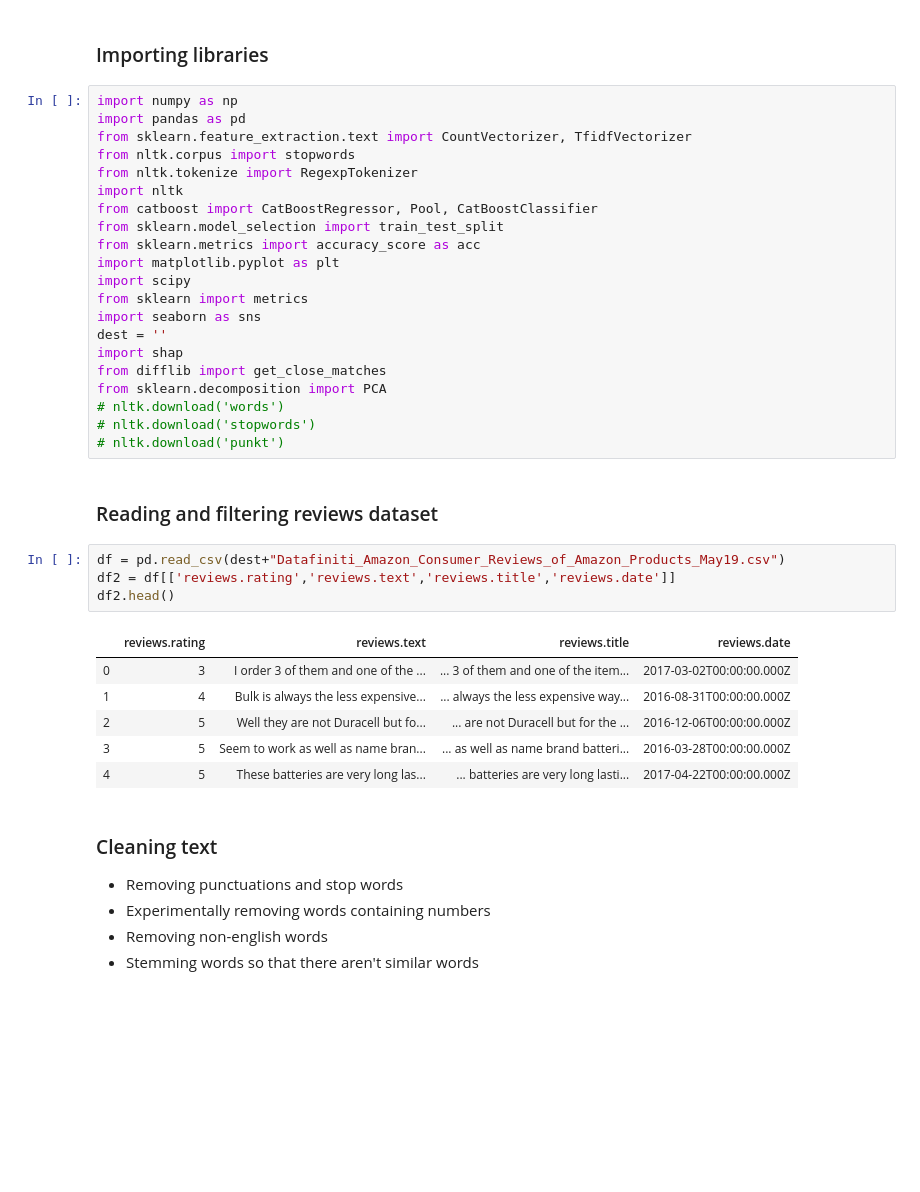
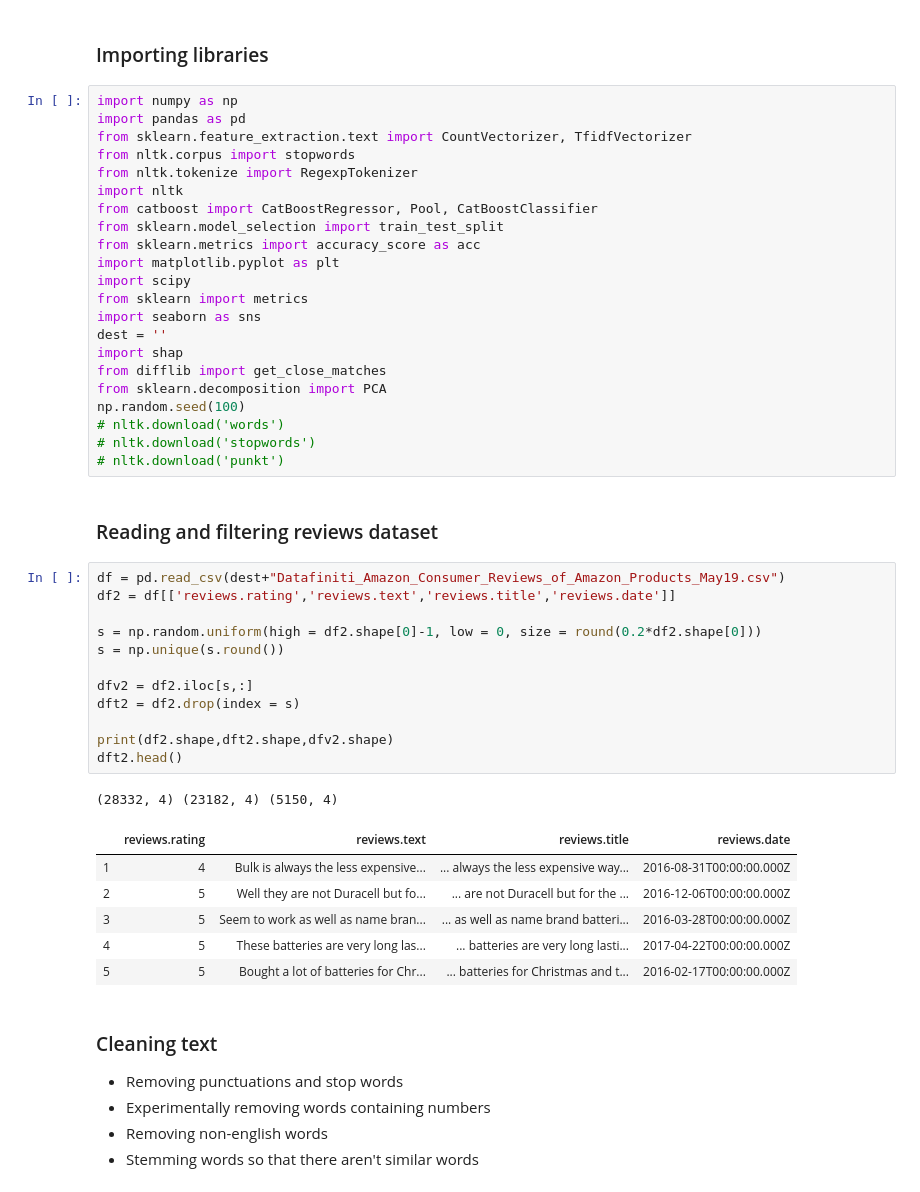
Before and after one commit to vishalkumarmishra7/TCD-work, a Jupyter notebook: Text Analytics/Predicting Day of Week from review text in amazon reviews/Step2 - Model Improvement and Feature Importances/Model.ipynb, the cells around one changed output. Drawn from its saved outputs; the diff is of its cells as text; blank space fills up the shorter version.

```diff
--- a/Text Analytics/Predicting Day of Week from review text in amazon reviews/Step2 - Model Improvement and Feature Importances/Model.ipynb
+++ b/Text Analytics/Predicting Day of Week from review text in amazon reviews/Step2 - Model Improvement and Feature Importances/Model.ipynb
@@ -18,6 +18,7 @@ dest = ''
 import shap
 from difflib import get_close_matches
 from sklearn.decomposition import PCA
+np.random.seed(100)
 # nltk.download('words')
 # nltk.download('stopwords')
 # nltk.download('punkt')
@@ -26,14 +27,23 @@ from sklearn.decomposition import PCA
 # %%
 df = pd.read_csv(dest+"Datafiniti_Amazon_Consumer_Reviews_of_Amazon_Products_May19.csv")
 df2 = df[['reviews.rating','reviews.text','reviews.title','reviews.date']]
-df2.head()
+
+s = np.random.uniform(high = df2.shape[0]-1, low = 0, size = round(0.2*df2.shape[0]))
+s = np.unique(s.round())
+
+dfv2 = df2.iloc[s,:]
+dft2 = df2.drop(index = s)
+
+print(df2.shape,dft2.shape,dfv2.shape)
+dft2.head()
 # %% [output]
+(28332, 4) (23182, 4) (5150, 4)
 |  | reviews.rating | reviews.text | reviews.title | reviews.date |
-| 0 | 3 | I order 3 of them and one of the ... | ... 3 of them and one of the item... | 2017-03-02T00:00:00.000Z |
 | 1 | 4 | Bulk is always the less expensive... | ... always the less expensive way... | 2016-08-31T00:00:00.000Z |
 | 2 | 5 | Well they are not Duracell but fo... | ... are not Duracell but for the ... | 2016-12-06T00:00:00.000Z |
 | 3 | 5 | Seem to work as well as name bran... | ... as well as name brand batteri... | 2016-03-28T00:00:00.000Z |
 | 4 | 5 | These batteries are very long las... | ... batteries are very long lasti... | 2017-04-22T00:00:00.000Z |
+| 5 | 5 | Bought a lot of batteries for Chr... | ... batteries for Christmas and t... | 2016-02-17T00:00:00.000Z |
 # %% [markdown]
 ### Cleaning text
 - Removing punctuations and stop words
```
Also changed, not shown: parts of 25 cells of this notebook, 17 other files.
